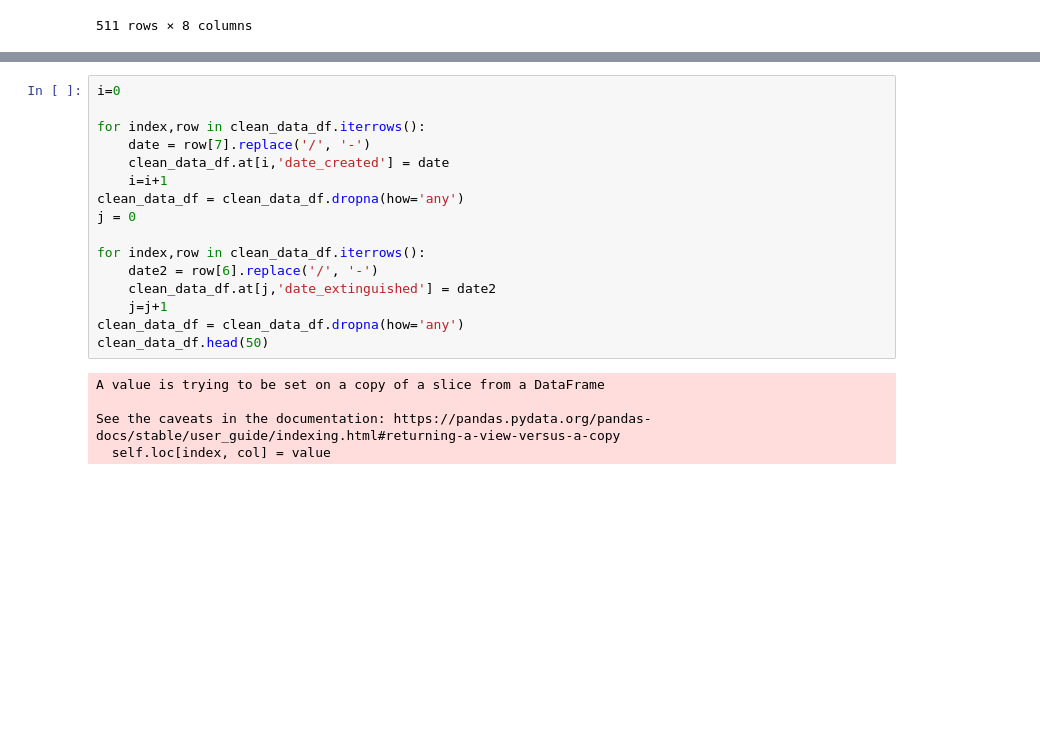
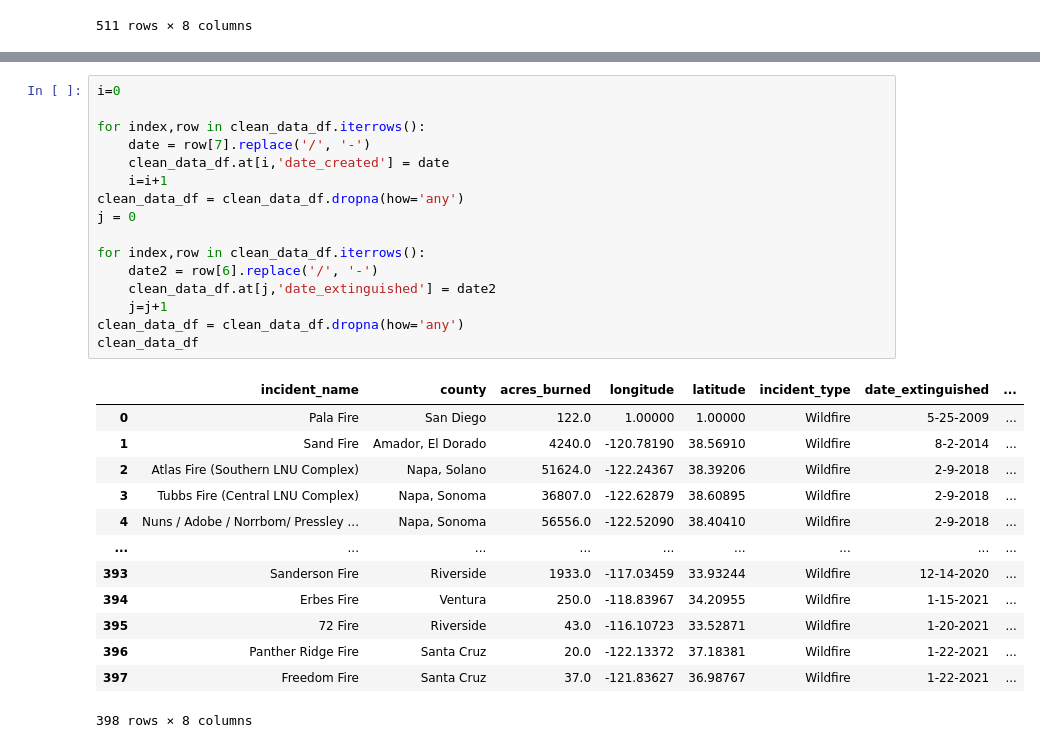
Before and after one commit to kehull/Project-2, a Jupyter notebook: Project_2.ipynb, the cells around one changed output, grey strips where cells are left out. Saved outputs shown, nothing was run; the diff lists cells and outputs as text; blank space fills up the shorter version.

```diff
--- a/Project_2.ipynb
+++ b/Project_2.ipynb
@@ -96,21 +81,30 @@ clean_data_df
 # %%
 i=0
 
 for index,row in clean_data_df.iterrows():
     date = row[7].replace('/', '-')
     clean_data_df.at[i,'date_created'] = date
     i=i+1
 clean_data_df = clean_data_df.dropna(how='any')
 j = 0
 
 for index,row in clean_data_df.iterrows():
     date2 = row[6].replace('/', '-')
     clean_data_df.at[j,'date_extinguished'] = date2
     j=j+1
 clean_data_df = clean_data_df.dropna(how='any')
-clean_data_df.head(50)
+clean_data_df
 # %% [output]
+|  | incident_name | county | acres_burned | longitude | latitude | incident_type | date_extinguished | ... |
+| 0 | Pala Fire | San Diego | 122.0 | 1.00000 | 1.00000 | Wildfire | 5-25-2009 | ... |
+| 1 | Sand Fire | Amador, El Dorado | 4240.0 | -120.78190 | 38.56910 | Wildfire | 8-2-2014 | ... |
+| 2 | Atlas Fire (Southern LNU Complex) | Napa, Solano | 51624.0 | -122.24367 | 38.39206 | Wildfire | 2-9-2018 | ... |
+| 3 | Tubbs Fire (Central LNU Complex) | Napa, Sonoma | 36807.0 | -122.62879 | 38.60895 | Wildfire | 2-9-2018 | ... |
+| 4 | Nuns / Adobe / Norrbom/ Pressley ... | Napa, Sonoma | 56556.0 | -122.52090 | 38.40410 | Wildfire | 2-9-2018 | ... |
+| ... | ... | ... | ... | ... | ... | ... | ... | ... |
+| 393 | Sanderson Fire | Riverside | 1933.0 | -117.03459 | 33.93244 | Wildfire | 12-14-2020 | ... |
+| 394 | Erbes Fire | Ventura | 250.0 | -118.83967 | 34.20955 | Wildfire | 1-15-2021 | ... |
+| 395 | 72 Fire | Riverside | 43.0 | -116.10723 | 33.52871 | Wildfire | 1-20-2021 | ... |
+| 396 | Panther Ridge Fire | Santa Cruz | 20.0 | -122.13372 | 37.18381 | Wildfire | 1-22-2021 | ... |
+| 397 | Freedom Fire | Santa Cruz | 37.0 | -121.83627 | 36.98767 | Wildfire | 1-22-2021 | ... |
-A value is trying to be set on a copy of a slice from a DataFrame
-
-See the caveats in the documentation: https://pandas.pydata.org/pandas-docs/stable/user_guide/indexing.html#returning-a-view-versus-a-copy
-  self.loc[index, col] = value
+398 rows × 8 columns
```
Also changed, not shown: parts of 4 cells of this notebook, 2 other files.
